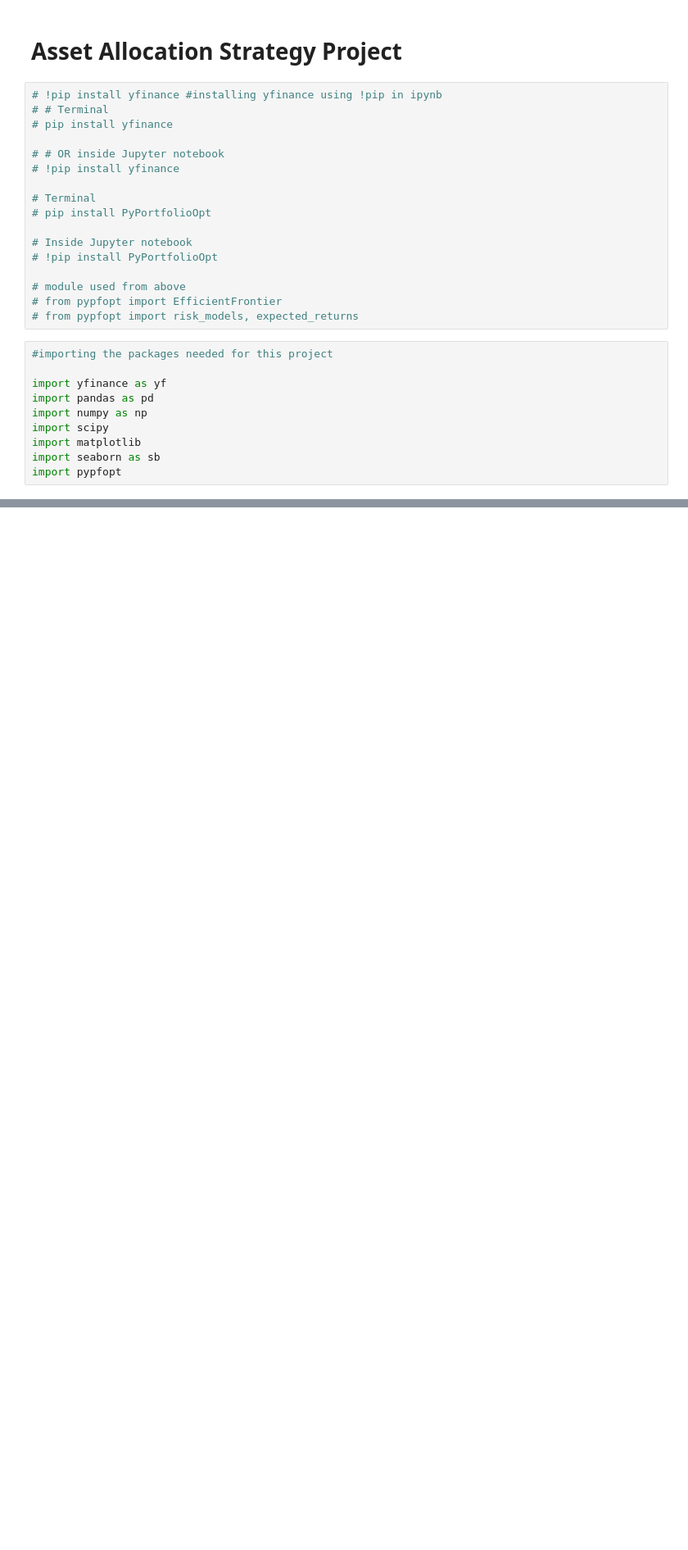
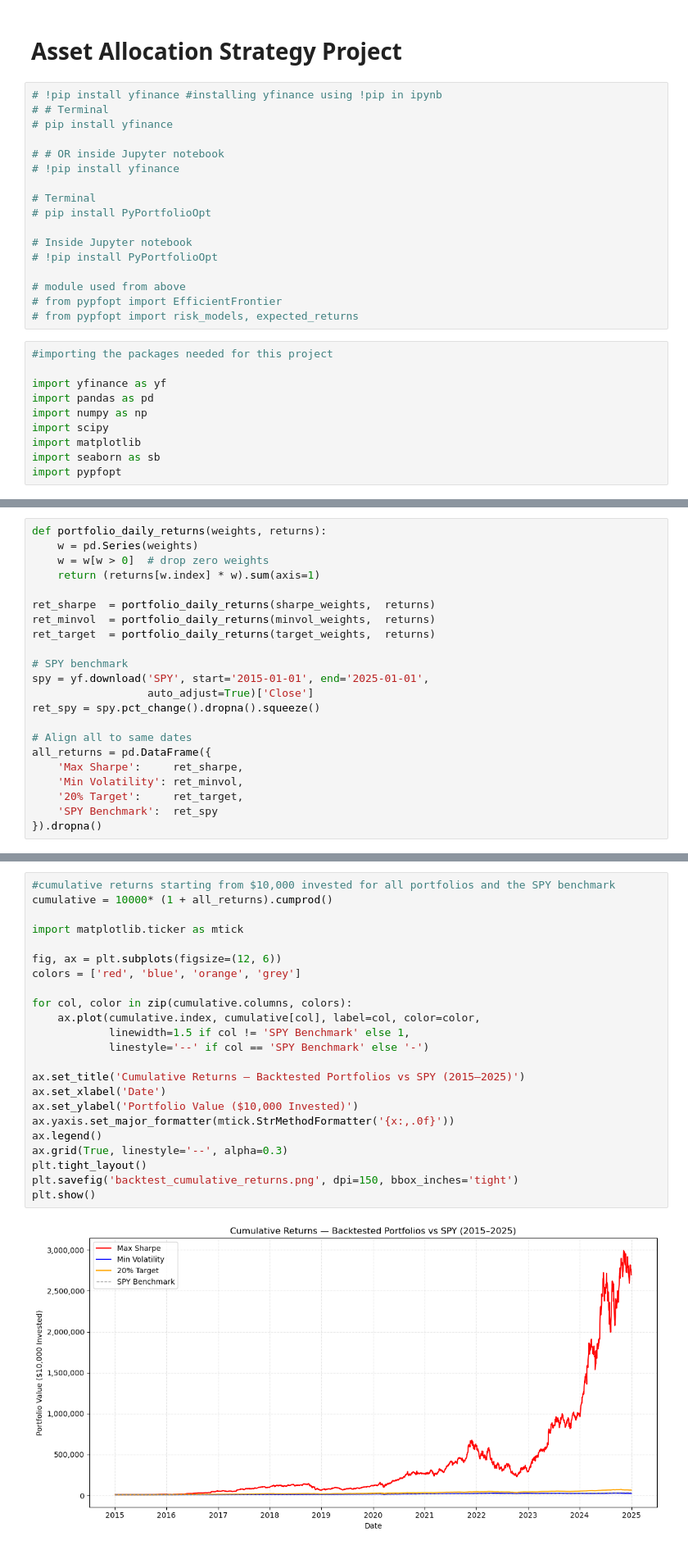
Before and after one commit to jsamutsakorn/asset_allocation_strategy, a Jupyter notebook: Asset_allocation.ipynb, the cells around one changed output, grey strips where cells are left out. Shown at 82% size. Drawn from its saved outputs; the diff is of its cells as text; blank space fills up the shorter version.

```diff
--- a/Asset_allocation.ipynb
+++ b/Asset_allocation.ipynb
@@ -315,0 +456,22 @@ NameError: name 'expected_returns' is not defined
+# %%
+def portfolio_daily_returns(weights, returns):
+    w = pd.Series(weights)
+    w = w[w > 0]  # drop zero weights
+    return (returns[w.index] * w).sum(axis=1)
+
+ret_sharpe  = portfolio_daily_returns(sharpe_weights,  returns)
+ret_minvol  = portfolio_daily_returns(minvol_weights,  returns)
+ret_target  = portfolio_daily_returns(target_weights,  returns)
+
+# SPY benchmark
+spy = yf.download('SPY', start='2015-01-01', end='2025-01-01',
+                  auto_adjust=True)['Close']
+ret_spy = spy.pct_change().dropna().squeeze()
+
+# Align all to same dates
+all_returns = pd.DataFrame({
+    'Max Sharpe':     ret_sharpe,
+    'Min Volatility': ret_minvol,
+    '20% Target':     ret_target,
+    'SPY Benchmark':  ret_spy
+}).dropna()
@@ -315,0 +480,25 @@ NameError: name 'expected_returns' is not defined
+# %%
+#cumulative returns starting from $10,000 invested for all portfolios and the SPY benchmark
+cumulative = 10000* (1 + all_returns).cumprod()
+
+import matplotlib.ticker as mtick
+
+fig, ax = plt.subplots(figsize=(12, 6))
+colors = ['red', 'blue', 'orange', 'grey']
+
+for col, color in zip(cumulative.columns, colors):
+    ax.plot(cumulative.index, cumulative[col], label=col, color=color,
+            linewidth=1.5 if col != 'SPY Benchmark' else 1,
+            linestyle='--' if col == 'SPY Benchmark' else '-')
+
+ax.set_title('Cumulative Returns — Backtested Portfolios vs SPY (2015–2025)')
+ax.set_xlabel('Date')
+ax.set_ylabel('Portfolio Value ($10,000 Invested)')
+ax.yaxis.set_major_formatter(mtick.StrMethodFormatter('{x:,.0f}'))
+ax.legend()
+ax.grid(True, linestyle='--', alpha=0.3)
+plt.tight_layout()
+plt.savefig('backtest_cumulative_returns.png', dpi=150, bbox_inches='tight')
+plt.show()
+# %% [output]
+[figure, added]
```
Also changed, not shown: parts of 32 cells of this notebook, 20 other files.
